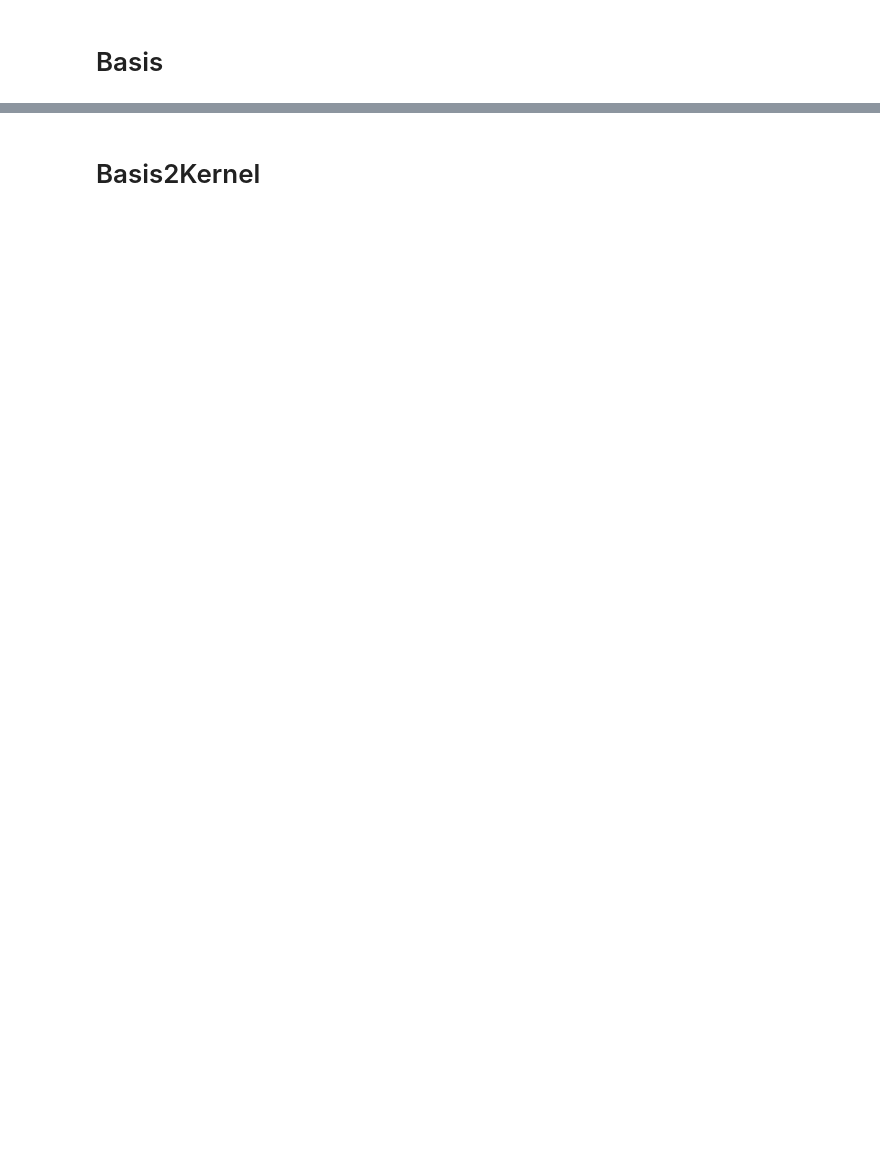
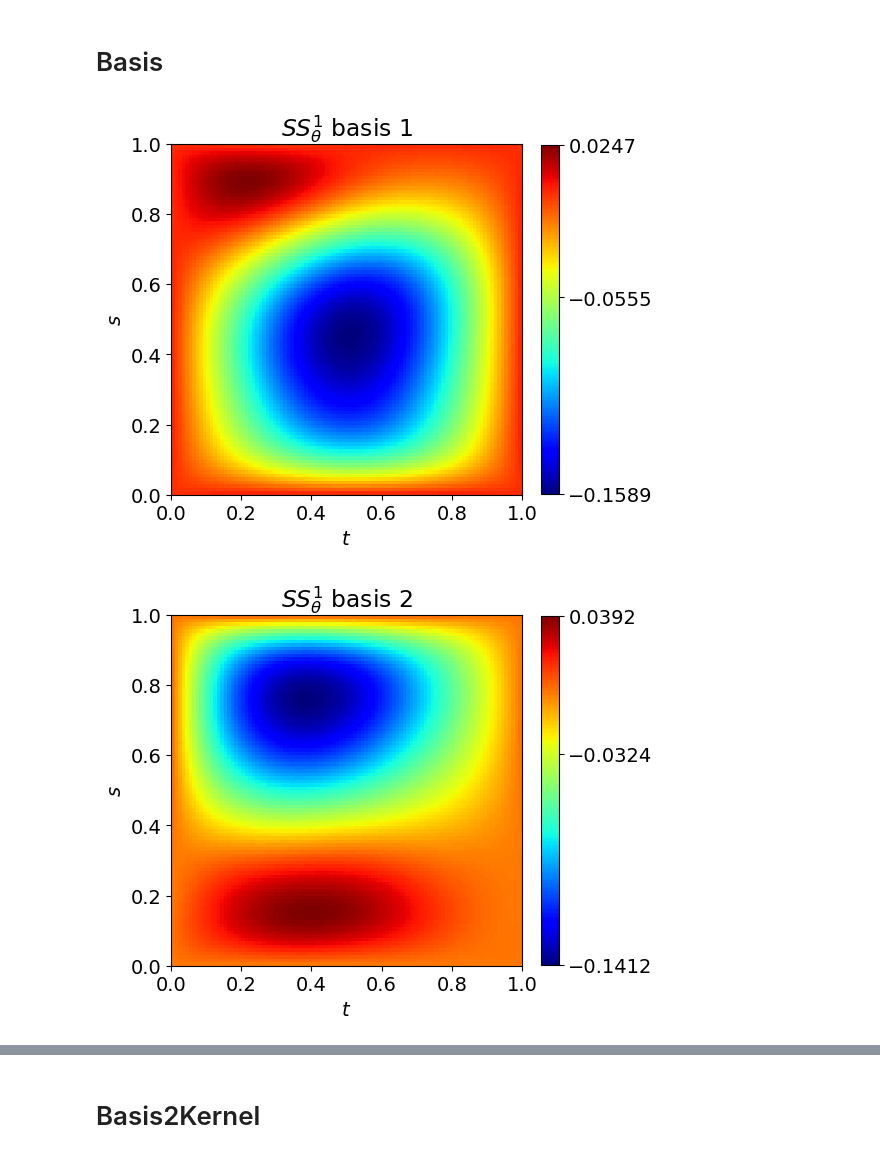
Before and after one commit to sebastian-sanchez-s/OperatorLearning, a Jupyter notebook: Poisson/2D/InspectBasis.ipynb, the cells around one changed output, grey strips where cells are left out. Cells and saved outputs as stored; diff of their text form; code cells hidden in the pictures; blank space fills up the shorter version.

```diff
--- a/Poisson/2D/InspectBasis.ipynb
+++ b/Poisson/2D/InspectBasis.ipynb
@@ -13,8 +13,10 @@ from encoding import fourier_coeff, pointwise
 
 from math import sqrt
 
+torch.set_grad_enabled(False)
+
 ARCH = Path('arch')
-PATH = Path('model')
+ROOT = Path('model')
 
 FIGURES = Path('figures')
 FIGURES_PRED = FIGURES / 'pred'
@@ -29,7 +31,21 @@ FIGURES_KERNEL.mkdir(exist_ok=True, parents=True)
 FIGURES_ERROR.mkdir(exist_ok=True, parents=True)
 FIGURES_EIGV.mkdir(exist_ok=True, parents=True)
 
+name = 'SS1_100'
+epoch = 10000
+
+with open(ARCH / f'{name}.json', 'r') as f:
+    params = json.load(f)
+
+PATH = ROOT / params['name']
+
 savefig = True
-plt.rc('font', size=16)
+MODEL_PREFIX = r'$SS^1_{\theta}$'
 
-torch.set_grad_enabled(False)
+FIGURES_PREFIX = f'{params["name"]}_epoch{epoch}'
+plt.rc('font', size=14)
+plt.rc('lines', linewidth=2)
+
+# FIGURES_PREFIX = f'{params["name"]}_epoch{epoch}_slide'
+# plt.rc('font', size=16)
+# plt.rc('lines', linewidth=4)
@@ -190,14 +212,17 @@ BASIS = BASIS[idx]
 # %%
 for i, b in enumerate(BASIS):
     plt.figure(figsize=(5, 5))
     plt.imshow(b.reshape(N, N), cmap='jet', extent=[0, 1, 0, 1])
-    plt.xlabel('t')
-    plt.ylabel('s')
+    plt.xlabel(r'$t$')
+    plt.ylabel(r'$s$')
     plt.colorbar(location='right', fraction=0.045, ticks=compute_ticks(b))
     if savefig:
-        plt.savefig(FIGURES_BASIS / f'{params["name"]}_#{epoch}_#Fig{i}.png', bbox_inches='tight')
+        plt.savefig(FIGURES_BASIS / f'{FIGURES_PREFIX}_Fig{i}.png', bbox_inches='tight')
 
-    plt.title(r'$S^1_{\theta}$' + f' basis {i+1}')
+    plt.title(MODEL_PREFIX + f' basis {i+1}')
     if savefig:
-        plt.savefig(FIGURES_BASIS / f'{params["name"]}_#{epoch}_#Fig{i}.png', bbox_inches='tight')
+        plt.savefig(FIGURES_BASIS / f'{FIGURES_PREFIX}_Fig{i}.png', bbox_inches='tight')
     plt.show()
+# %% [output]
+[figure, added]
+[figure, added]
```
Also changed, not shown: parts of 11 cells of this notebook, 2 other files.
